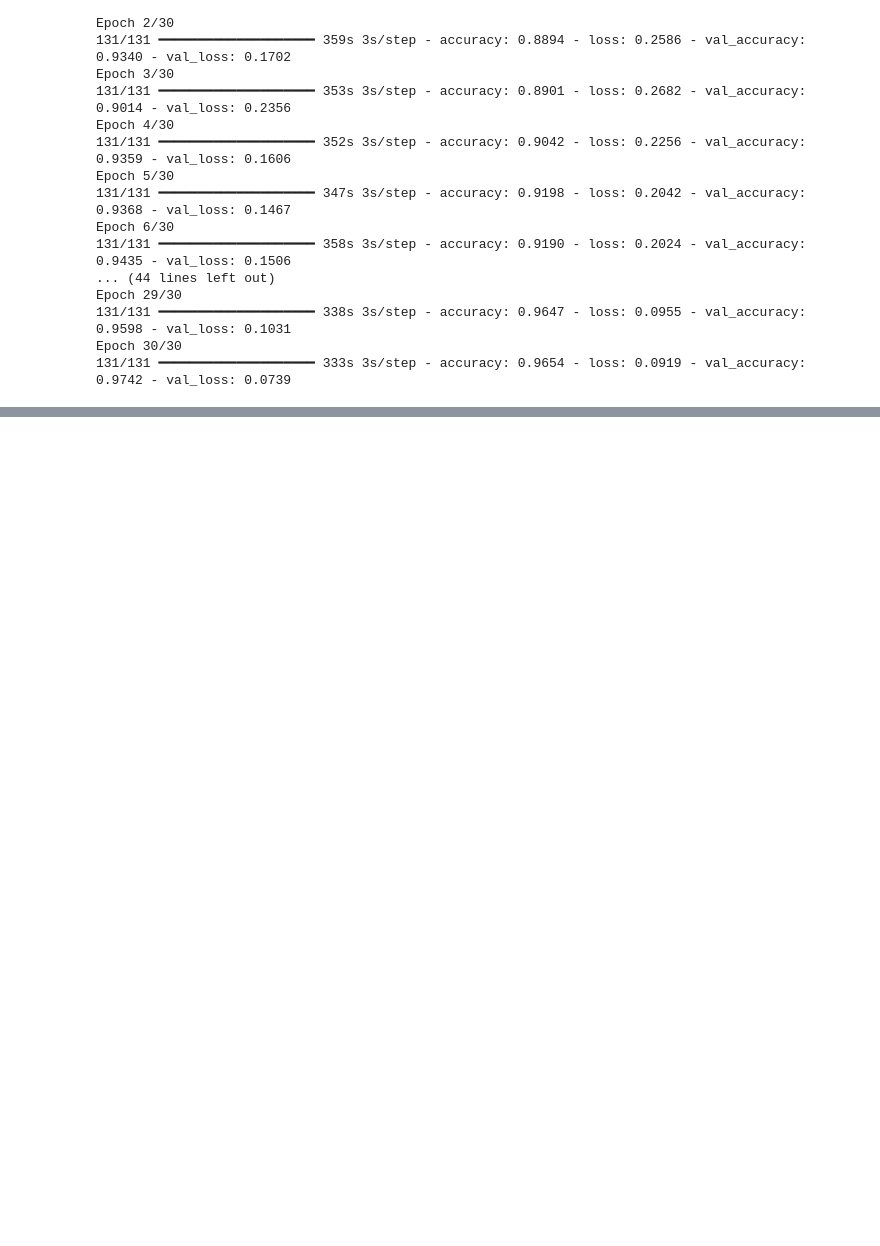
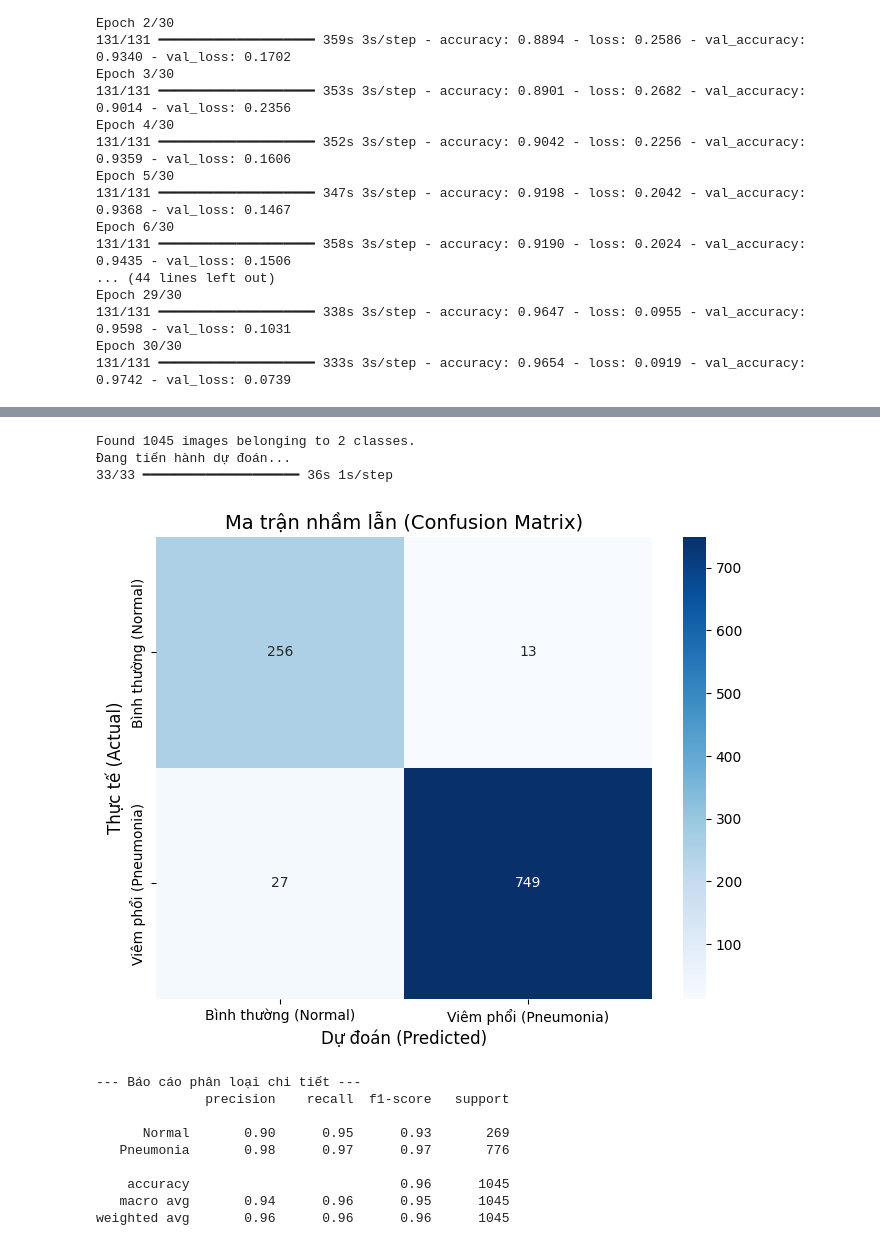
Before and after one commit to thuynguyenhuit/hocsau, a Jupyter notebook: Nhan_dien_benh_phoi_bang_mo_hinh_CNN.ipynb, the cells around one changed output, grey strips where cells are left out. Drawn from its saved outputs; the diff is of its cells as text; code cells hidden in the pictures; blank space fills up the shorter version.

```diff
--- a/Nhan_dien_benh_phoi_bang_mo_hinh_CNN.ipynb
+++ b/Nhan_dien_benh_phoi_bang_mo_hinh_CNN.ipynb
@@ -139,0 +227,51 @@ Epoch 30/30
+# %%
+from sklearn.metrics import confusion_matrix, classification_report
+import seaborn as sns
+import matplotlib.pyplot as plt
+import numpy as np
+
+# BƯỚC 1: Tạo một generator riêng để kiểm tra (tắt shuffle để nhãn khớp với ảnh)
+# Thay 'path_to_train_data' bằng biến chứa đường dẫn thư mục train của bạn
+eval_generator = train_datagen.flow_from_directory(
+    train_dir,                # Thư mục chứa dữ liệu
+    target_size=(150, 150),   # Phải khớp với lúc train
+    batch_size=32,
+    class_mode='binary',
+    subset='validation',      # Lấy đúng tập validation
+    shuffle=False             # QUAN TRỌNG: Không xáo trộn để lấy đúng nhãn y_true
+)
+
+# BƯỚC 2: Dự đoán
+print("Đang tiến hành dự đoán...")
+y_pred_probs = model.predict(eval_generator)
+y_pred = (y_pred_probs > 0.5).astype(int).flatten()
+y_true = eval_generator.classes
+
+# BƯỚC 3: Vẽ Ma trận nhầm lẫn (Confusion Matrix)
+cm = confusion_matrix(y_true, y_pred)
+plt.figure(figsize=(8, 6))
+sns.heatmap(cm, annot=True, fmt='d', cmap='Blues',
+            xticklabels=['Bình thường (Normal)', 'Viêm phổi (Pneumonia)'],
+            yticklabels=['Bình thường (Normal)', 'Viêm phổi (Pneumonia)'])
+plt.title('Ma trận nhầm lẫn (Confusion Matrix)', fontsize=14)
+plt.ylabel('Thực tế (Actual)', fontsize=12)
+plt.xlabel('Dự đoán (Predicted)', fontsize=12)
+plt.show()
+
+# BƯỚC 4: In báo cáo chi tiết Precision, Recall, F1-score
+print("\n--- Báo cáo phân loại chi tiết ---")
+print(classification_report(y_true, y_pred, target_names=['Normal', 'Pneumonia']))
+# %% [output]
+Found 1045 images belonging to 2 classes.
+Đang tiến hành dự đoán...
+33/33 ━━━━━━━━━━━━━━━━━━━━ 36s 1s/step
+[figure, added]
+--- Báo cáo phân loại chi tiết ---
+              precision    recall  f1-score   support
+
+      Normal       0.90      0.95      0.93       269
+   Pneumonia       0.98      0.97      0.97       776
+
+    accuracy                           0.96      1045
+   macro avg       0.94      0.96      0.95      1045
+weighted avg       0.96      0.96      0.96      1045
```
Also changed, not shown: parts of 3 cells of this notebook.
